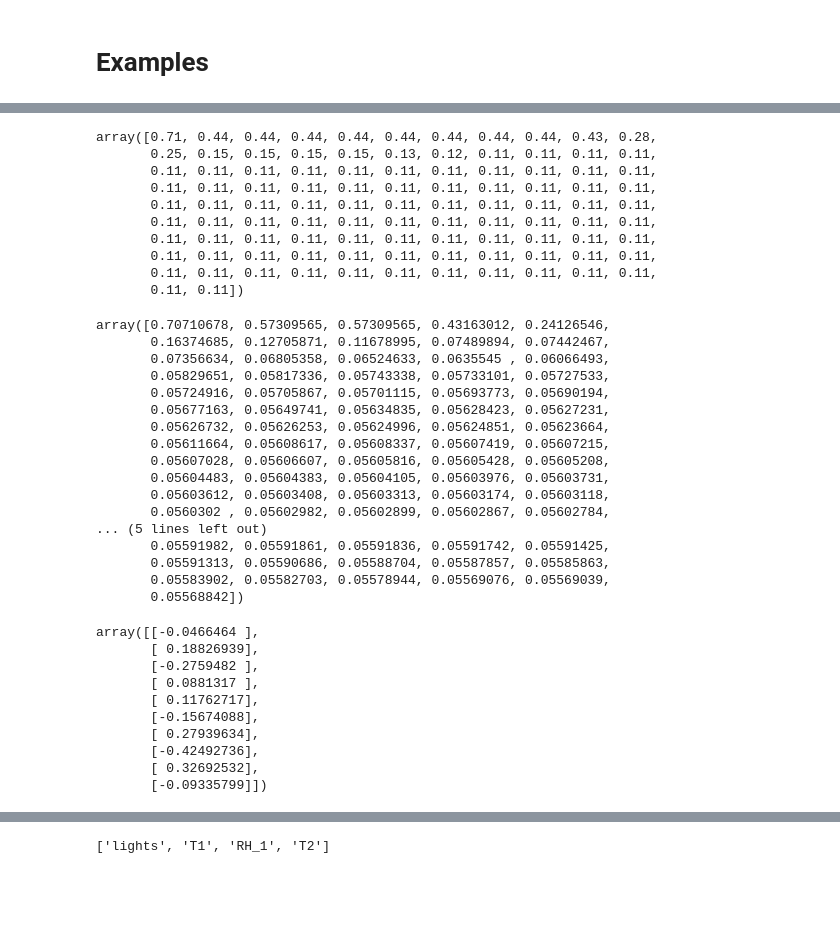
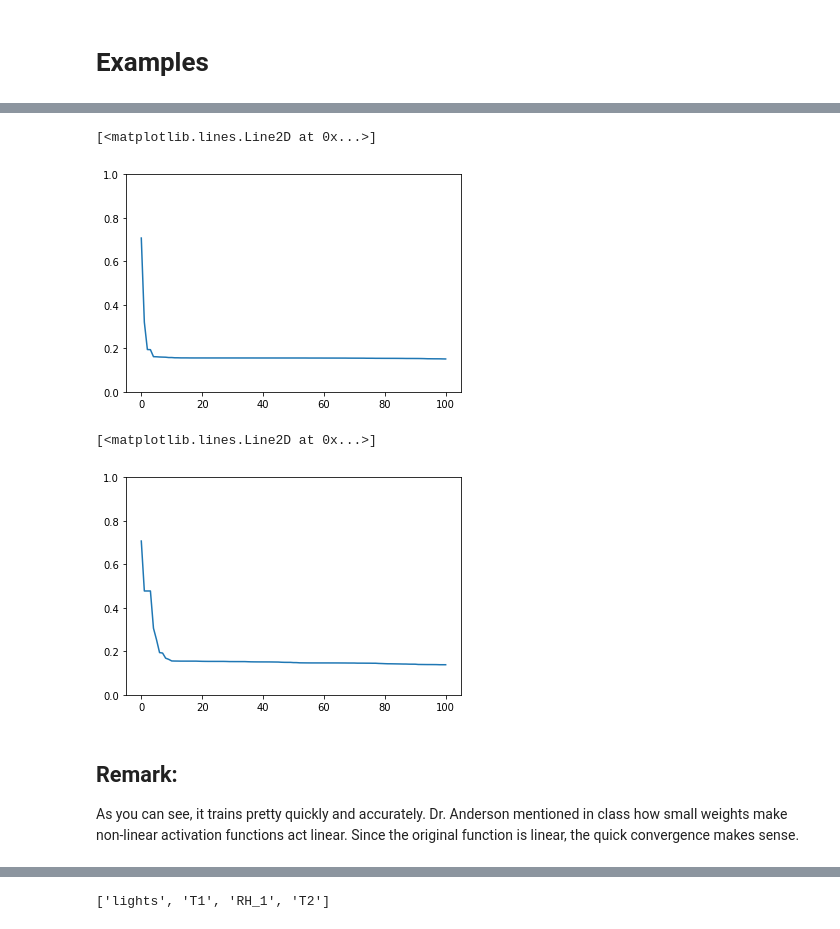
Before and after one commit to lkwilson/Conways-Game-Of-Life-AI, a Jupyter notebook: a5/Wilson-A5.ipynb, the cells around one changed output, grey strips where cells are left out. Drawn from its saved outputs; the diff is of its cells as text; code cells hidden in the pictures; blank space fills up the shorter version.

```diff
--- a/a5/Wilson-A5.ipynb
+++ b/a5/Wilson-A5.ipynb
@@ -155,53 +194,21 @@ plt.plot(X, T, 'o-');
 # %%
 nnet = nn.NeuralNetwork(X.shape[1], 2, T.shape[1])
 nnet.train(X, T, 100)
-nnet.getErrorTrace()
+plt.ylim(0)
+plt.plot(nnet.getErrorTrace())
 # %% [output]
-array([0.71, 0.44, 0.44, 0.44, 0.44, 0.44, 0.44, 0.44, 0.44, 0.43, 0.28,
-       0.25, 0.15, 0.15, 0.15, 0.15, 0.13, 0.12, 0.11, 0.11, 0.11, 0.11,
-       0.11, 0.11, 0.11, 0.11, 0.11, 0.11, 0.11, 0.11, 0.11, 0.11, 0.11,
-       0.11, 0.11, 0.11, 0.11, 0.11, 0.11, 0.11, 0.11, 0.11, 0.11, 0.11,
-       0.11, 0.11, 0.11, 0.11, 0.11, 0.11, 0.11, 0.11, 0.11, 0.11, 0.11,
-       0.11, 0.11, 0.11, 0.11, 0.11, 0.11, 0.11, 0.11, 0.11, 0.11, 0.11,
-       0.11, 0.11, 0.11, 0.11, 0.11, 0.11, 0.11, 0.11, 0.11, 0.11, 0.11,
-       0.11, 0.11, 0.11, 0.11, 0.11, 0.11, 0.11, 0.11, 0.11, 0.11, 0.11,
-       0.11, 0.11, 0.11, 0.11, 0.11, 0.11, 0.11, 0.11, 0.11, 0.11, 0.11,
-       0.11, 0.11])
+[<matplotlib.lines.Line2D at 0x...>]
+[figure, added]
 # %%
 nnet = nn.NeuralNetwork(X.shape[1], [5, 5, 5], T.shape[1])
 nnet.train(X, T, 100)
-nnet.getErrorTrace()
+plt.ylim(0)
+plt.plot(nnet.getErrorTrace())
 # %% [output]
-array([0.70710678, 0.57309565, 0.57309565, 0.43163012, 0.24126546,
-       0.16374685, 0.12705871, 0.11678995, 0.07489894, 0.07442467,
-       0.07356634, 0.06805358, 0.06524633, 0.0635545 , 0.06066493,
-       0.05829651, 0.05817336, 0.05743338, 0.05733101, 0.05727533,
-       0.05724916, 0.05705867, 0.05701115, 0.05693773, 0.05690194,
-       0.05677163, 0.05649741, 0.05634835, 0.05628423, 0.05627231,
-       0.05626732, 0.05626253, 0.05624996, 0.05624851, 0.05623664,
-       0.05611664, 0.05608617, 0.05608337, 0.05607419, 0.05607215,
-       0.05607028, 0.05606607, 0.05605816, 0.05605428, 0.05605208,
-       0.05604483, 0.05604383, 0.05604105, 0.05603976, 0.05603731,
-       0.05603612, 0.05603408, 0.05603313, 0.05603174, 0.05603118,
-       0.0560302 , 0.05602982, 0.05602899, 0.05602867, 0.05602784,
-... (5 lines left out)
-       0.05591982, 0.05591861, 0.05591836, 0.05591742, 0.05591425,
-       0.05591313, 0.05590686, 0.05588704, 0.05587857, 0.05585863,
-       0.05583902, 0.05582703, 0.05578944, 0.05569076, 0.05569039,
-       0.05568842])
+[<matplotlib.lines.Line2D at 0x...>]
+[figure, added]
-# %%
-Y = nnet.use(X)
-np.sqrt((Y-T)**2)
-Y-T
-# %% [output]
-array([[-0.0466464 ],
-       [ 0.18826939],
-       [-0.2759482 ],
-       [ 0.0881317 ],
-       [ 0.11762717],
-       [-0.15674088],
-       [ 0.27939634],
-       [-0.42492736],
-       [ 0.32692532],
-       [-0.09335799]])
+# %% [markdown]
+## Remark:
+
+As you can see, it trains pretty quickly and accurately. Dr. Anderson mentioned in class how small weights make non-linear activation functions act linear. Since the original function is linear, the quick convergence makes sense.
 # %%
```
Also changed, not shown: parts of 66 cells of this notebook, 1 other file.
